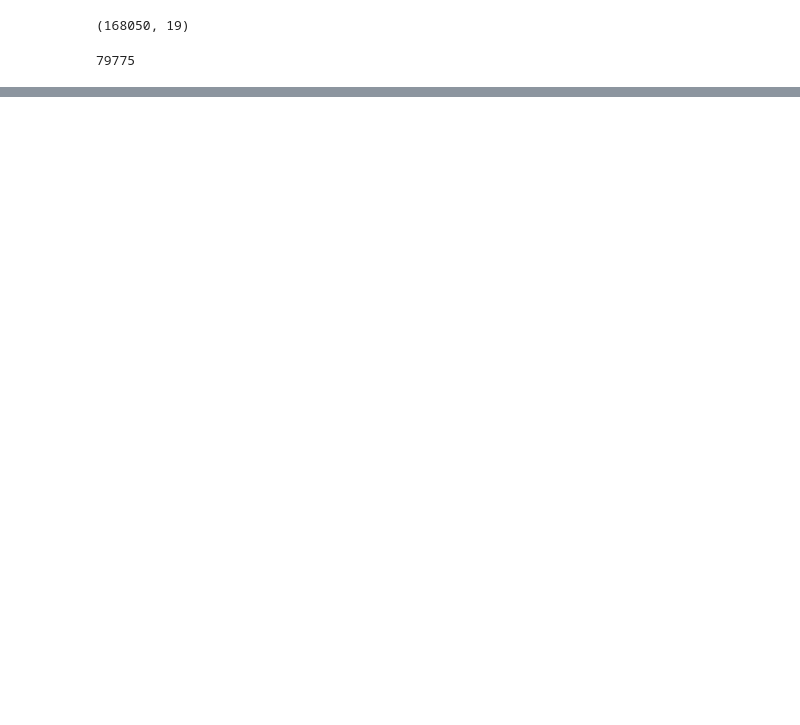
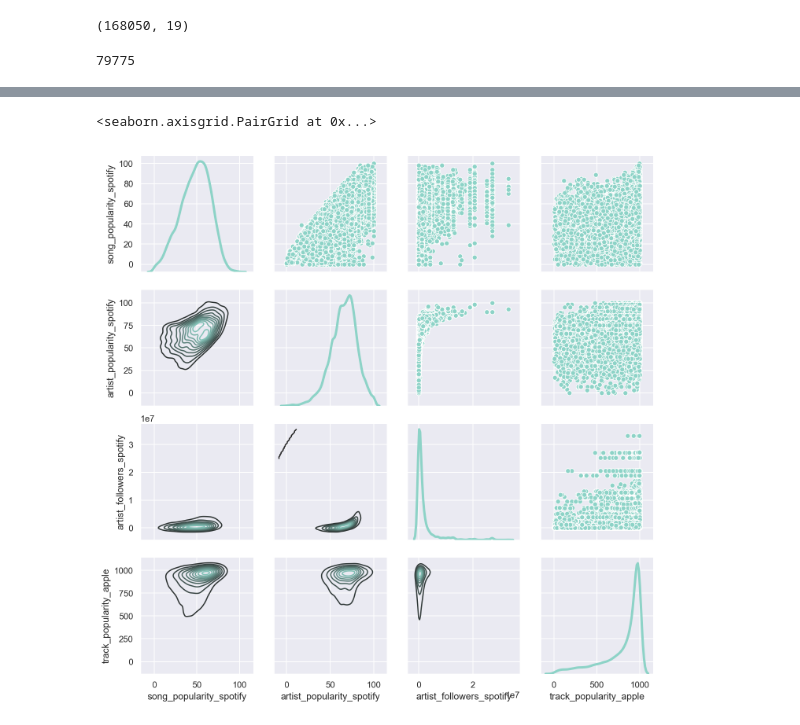
Before and after one commit to dmescherina/umg-backup, a Jupyter notebook: playlist_sequencing/tag_augmentation.ipynb, the cells around one changed output, grey strips where cells are left out. Cells and saved outputs as stored; diff of their text form; code cells hidden in the pictures; blank space fills up the shorter version.

```diff
--- a/playlist_sequencing/tag_augmentation.ipynb
+++ b/playlist_sequencing/tag_augmentation.ipynb
@@ -602,0 +645,6 @@ all_meta.to_gbq(project_id='umg-comm-tech-dev', destination_table='playlist_sequ
+# %%
+get_all_meta = """
+SELECT * FROM `umg-comm-tech-dev.playlist_sequencing.all_tracks_meta`
+"""
+# %%
+all_meta = gbq.read_gbq(get_all_meta, project_id="umg-comm-tech-dev", dialect='standard')
@@ -602,0 +796,17 @@ all_meta.to_gbq(project_id='umg-comm-tech-dev', destination_table='playlist_sequ
+# %%
+# Check the spotify vs apple popularity
+
+cols_plot = ['song_popularity_spotify',
+       'artist_popularity_spotify', 'artist_followers_spotify', 'track_popularity_apple']
+
+df_pop = all_meta[cols_plot]
+# %%
+df_pop = df_pop.dropna(axis=0)
+# %%
+g = sns.PairGrid(df_pop, diag_sharey=False)
+g.map_lower(sns.kdeplot)
+g.map_upper(sns.scatterplot)
+g.map_diag(sns.kdeplot, lw=3)
+# %% [output]
+<seaborn.axisgrid.PairGrid at 0x...>
+[figure, added]
```
Also changed, not shown: parts of 89 cells of this notebook, 1 other file.
